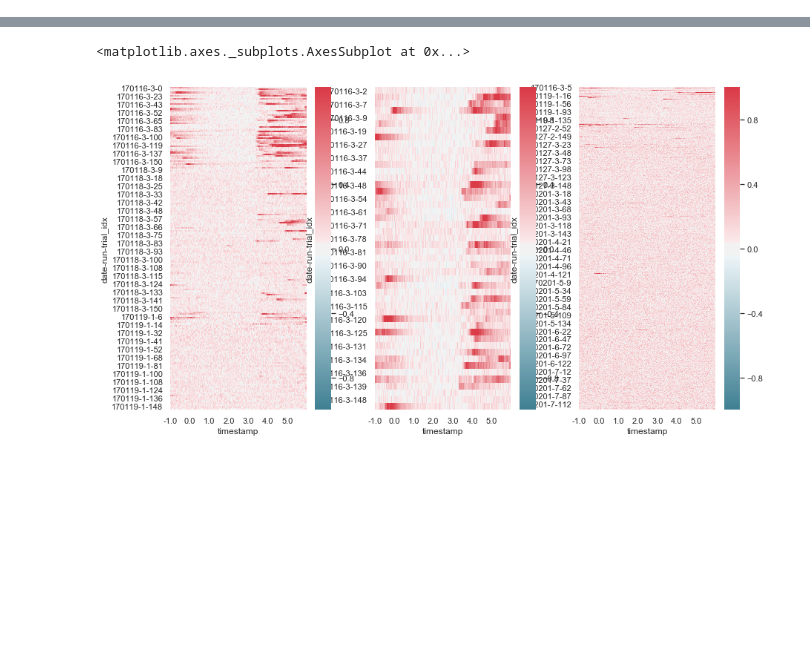
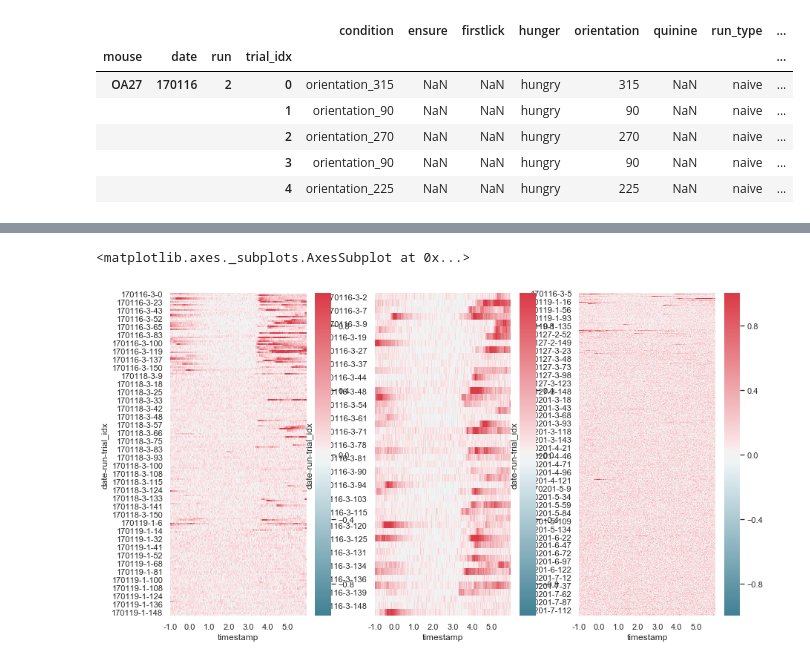
Before and after one commit to klmcguir/cascade, a Jupyter notebook: merge_plot_testing.ipynb, the cells around one changed output, grey strips where cells are left out. Drawn from its saved outputs; the diff is of its cells as text; code cells hidden in the pictures; blank space fills up the shorter version.

```diff
--- a/merge_plot_testing.ipynb
+++ b/merge_plot_testing.ipynb
@@ -19,0 +102,10 @@ df_t = pd.read_pickle(trig_path)
+# %%
+dfm.head()
+# %% [output]
+|  |  |  |  | condition | ensure | firstlick | hunger | orientation | quinine | run_type | ... |
+| mouse | date | run | trial_idx |  |  |  |  |  |  |  | ... |
+| OA27 | 170116 | 2 | 0 | orientation_315 | NaN | NaN | hungry | 315 | NaN | naive | ... |
+|  |  |  | 1 | orientation_90 | NaN | NaN | hungry | 90 | NaN | naive | ... |
+|  |  |  | 2 | orientation_270 | NaN | NaN | hungry | 270 | NaN | naive | ... |
+|  |  |  | 3 | orientation_90 | NaN | NaN | hungry | 90 | NaN | naive | ... |
+|  |  |  | 4 | orientation_225 | NaN | NaN | hungry | 225 | NaN | naive | ... |
```
Also changed, not shown: parts of 19 cells of this notebook, 7 other files.
